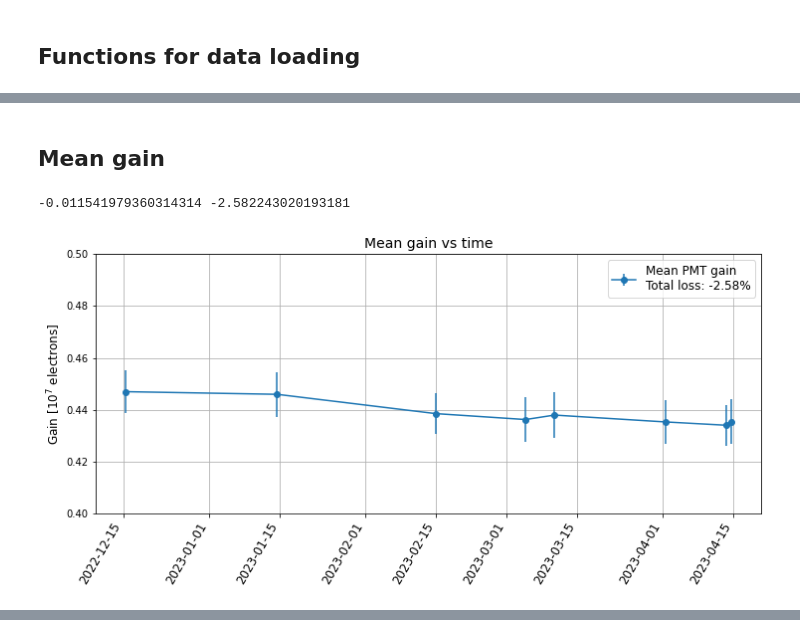
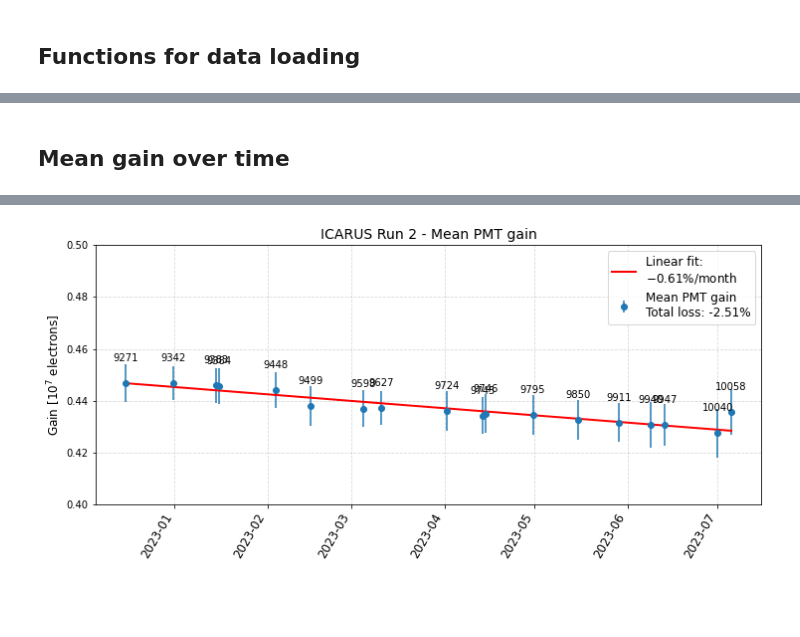
Before and after one commit to mvicenzi/pmt-calibration, a Jupyter notebook: analyze_runs/python/check-gain-timeseries.ipynb, the cells around one changed output, grey strips where cells are left out. Drawn from its saved outputs; the diff is of its cells as text; code cells hidden in the pictures; blank space fills up the shorter version.

```diff
--- a/analyze_runs/python/check-gain-timeseries.ipynb
+++ b/analyze_runs/python/check-gain-timeseries.ipynb
@@ -127,23 +178,37 @@ Import data in folder/icarus/data/users/mvicenzi/pmt-calibration/calibrationdb/
 # %% [markdown]
-## Mean gain
+## Mean gain over time
-# %%
-tm, qm, eqm, sm, esm = get_mean_q(dataDict)
-
-diff = qm[-1]-qm[0]
-perc = diff/qm[0]*100
-print(diff, perc)
-
-fig = plt.figure(figsize=(12, 4.8))
-plt.errorbar( x=tm, y=qm, yerr=eqm, fmt='o-',label="Mean PMT gain\nTotal loss: {:.2f}%".format(perc))
-plt.ylim((0.4,0.5))
-#plt.xlabel("Time")
-plt.ylabel("Gain [$10^7$ electrons]", fontsize=12)
-plt.title("Mean gain vs time", fontsize=14)
-plt.grid()
-plt.setp(plt.gca().get_xticklabels(), rotation=60, ha="right", fontsize=12)
-#plt.tight_layout()
-plt.legend(fontsize=12)
-plt.show()
-# %% [output]
--0.011541979360314314 -2.582243020193181
-[figure, removed]
+# %%
+fig = plt.figure(figsize=(12, 4.8))
+
+# total gain loss
+qstart = dplot.loc[dplot['timestamp'].idxmin(), 'mean_fit_q']
+qend = dplot.loc[dplot['timestamp'].idxmax(), 'mean_fit_q']
+diff = qend-qstart
+perc = diff/qstart*100
+
+param,pcov = curve_fit(line, xdata=dplot.timestamp.to_numpy(), ydata=dplot.mean_fit_q.to_numpy(), sigma=dplot.fit_sigma.to_numpy())
+ys = line(dplot.timestamp.to_numpy(),param[0],param[1])
+
+month_in_s = 30*24*60*60
+day_in_s = 24*60*60
+month_loss = param[0]*month_in_s/qstart*100
+day_loss = param[0]*day_in_s/qstart*100
+print("Monthly loss: {:.4f}%".format(month_loss))
+print("Daily loss: {:.4f}%".format(day_loss))
+
+plt.plot( dplot.date.to_numpy(), ys, color="red", lw=2, label="Linear fit:\n$-${:.2f}%/month".format(-1*month_loss))
+plt.errorbar( x=dplot.date, y=dplot.mean_fit_q, yerr=dplot.fit_sigma, fmt='o',label="Mean PMT gain\nTotal loss: {:.2f}%".format(perc))
+
+for i,r in enumerate(dplot.run.to_numpy()):
+    plt.annotate( str(r), xy=(dplot.date.to_numpy()[i],dplot.mean_fit_q.to_numpy()[i]),textcoords="offset points", xytext=(0,22), ha='center')
+
+plt.ylim((0.4,0.5))
+plt.ylabel("Gain [$10^7$ electrons]", fontsize=12)
+plt.title("ICARUS Run 2 - Mean PMT gain", fontsize=14)
+plt.grid(alpha=0.5, linestyle="dashed")
+plt.setp(plt.gca().get_xticklabels(), rotation=60, ha="right", fontsize=12)
+plt.legend(fontsize=12)
+
+plt.savefig("figs/ICARUS-Run2_Mean_PMT_gain.png",dpi=600)
+plt.show()
+# %% [output]
@@ -149,0 +217 @@ plt.show()
+[figure, added]
```
Also changed, not shown: parts of 21 cells of this notebook.
